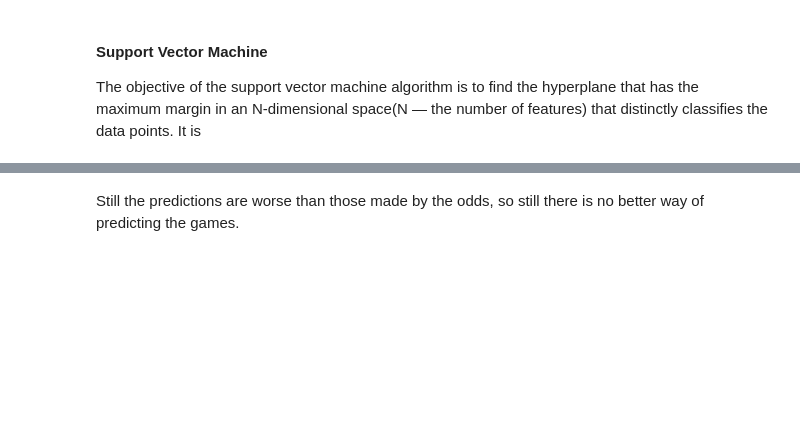
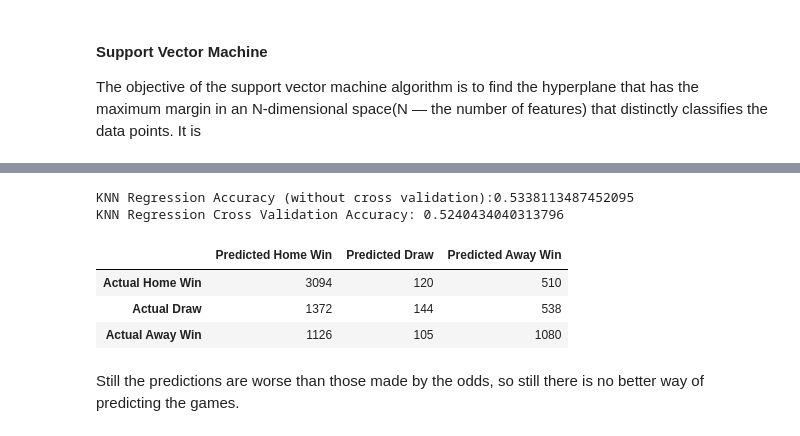
Before and after one commit to KaPrimov/ai-module, a Jupyter notebook: DataScience/z_project/Football Analysis.ipynb, the cells around one changed output, grey strips where cells are left out. Saved outputs shown, nothing was run; the diff lists cells and outputs as text; code cells hidden in the pictures; blank space fills up the shorter version.

```diff
--- a/DataScience/z_project/Football Analysis.ipynb
+++ b/DataScience/z_project/Football Analysis.ipynb
@@ -357,6 +366,10 @@ def odds_pred_result(odds_home, odd_draw, odd_away):
 And this function will return the actual result:
 # %%
 def actual_result(home_goals, away_goals):
+    '''
+    @input home_goals, away_goals
+    @return string which indicates the result
+    '''
     if home_goals > away_goals:
         return ('Home Win')
     elif home_goals == away_goals:
@@ -365,6 +378,10 @@ def actual_result(home_goals, away_goals):
         return ('Away Win')
 
 def actual_result_encode(home_goals,away_goals):
+    '''
+    @input home_goals, away_goals
+    @return integer which indicates the result
+    '''
     if home_goals > away_goals:
         return (1)
     elif home_goals == away_goals:
@@ -432,10 +453,14 @@ x_var.head()
 We will visualise the results of out predictions using confusion matrix. It will show how many of our guesses were right and how many were wrong.
 # %%
 def confusion_matrix_model(model_used):
+    '''
+    Generates confusion matrix from the used model
+    @input model
+    '''
     cm=confusion_matrix(y_train,model_used.predict(x_train))
     cm=pd.DataFrame(cm)
-    cm.columns=["Predicted Home Win","Predicted Draw","Predicted Away Win"]
-    cm.index=["Actual Home Win","Actual Draw","Actual Away Win"]
+    cm.columns=['Predicted Home Win','Predicted Draw','Predicted Away Win']
+    cm.index=['Actual Home Win','Actual Draw','Actual Away Win']
     return cm
 # %%
 x_train,x_test,y_train,y_test=train_test_split(x_var,y,test_size=0.2,random_state=0)
@@ -500,2 +528,15 @@ SVM Regression Cross Validation Accuracy: 0.5275055379456364
+# %%
+KNN = KNeighborsClassifier(n_neighbors=100)
+KNN.fit(x_train,y_train.values.ravel())
+print('KNN Regression Accuracy (without cross validation):{}'.format(accuracy_score(y_train, KNN.predict(x_train))))
+print('KNN Regression Cross Validation Accuracy: {}'.format(cross_validate_score(KNN)))
+confusion_matrix_model(KNN)
+# %% [output]
+KNN Regression Accuracy (without cross validation):0.5338113487452095
+KNN Regression Cross Validation Accuracy: 0.5240434040313796
+|  | Predicted Home Win | Predicted Draw | Predicted Away Win |
+| Actual Home Win | 3094 | 120 | 510 |
+| Actual Draw | 1372 | 144 | 538 |
+| Actual Away Win | 1126 | 105 | 1080 |
 # %% [markdown]
 Still the predictions are worse than those made by the odds, so still there is no better way of predicting the games.
```
Also changed, not shown: parts of 22 cells of this notebook.
